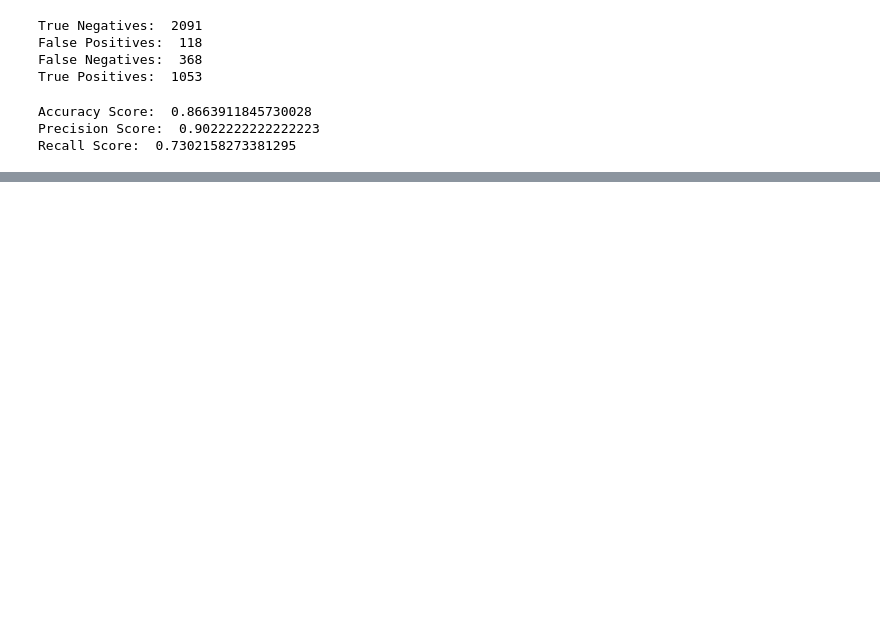
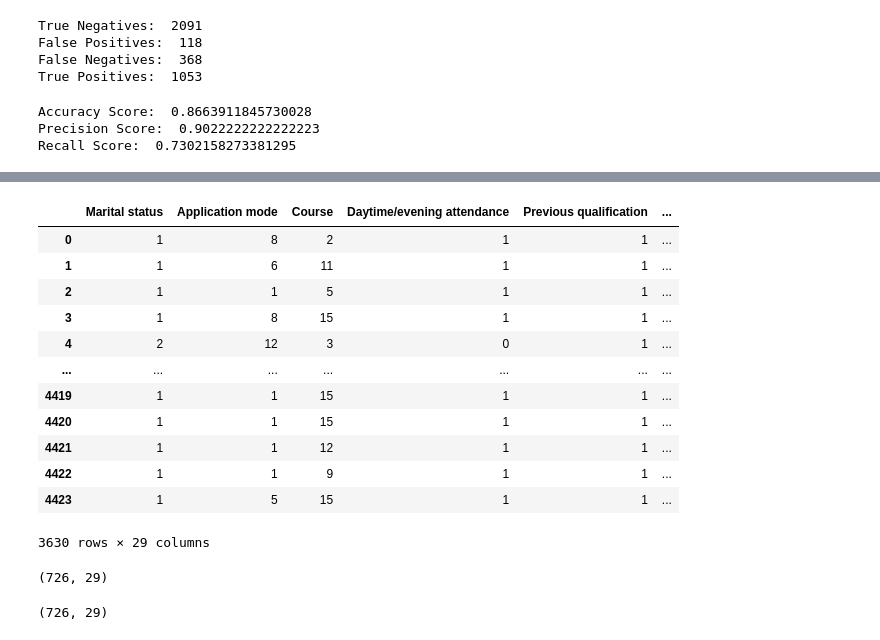
Before and after one commit to CS-UCR/final-project-dumpy, a Jupyter notebook: logisticRegression.ipynb, the cells around one changed output, grey strips where cells are left out. Saved outputs shown, nothing was run; the diff lists cells and outputs as text; code cells hidden in the pictures; blank space fills up the shorter version.

```diff
--- a/logisticRegression.ipynb
+++ b/logisticRegression.ipynb
@@ -135,0 +259,2 @@ Recall Score:  0.7302158273381295
+# %%
+df_top5 = pd.merge(df, X_test['Predicted'], how = 'left',left_index = True, right_index = True)
@@ -135,0 +263,16 @@ Recall Score:  0.7302158273381295
+# %%
+df_top5
+# %% [output]
+|  | Marital status | Application mode | Course | Daytime/evening attendance | Previous qualification | ... |
+| 0 | 1 | 8 | 2 | 1 | 1 | ... |
+| 1 | 1 | 6 | 11 | 1 | 1 | ... |
+| 2 | 1 | 1 | 5 | 1 | 1 | ... |
+| 3 | 1 | 8 | 15 | 1 | 1 | ... |
+| 4 | 2 | 12 | 3 | 0 | 1 | ... |
+| ... | ... | ... | ... | ... | ... | ... |
+| 4419 | 1 | 1 | 15 | 1 | 1 | ... |
+| 4420 | 1 | 1 | 15 | 1 | 1 | ... |
+| 4421 | 1 | 1 | 12 | 1 | 1 | ... |
+| 4422 | 1 | 1 | 9 | 1 | 1 | ... |
+| 4423 | 1 | 5 | 15 | 1 | 1 | ... |
+3630 rows × 29 columns
@@ -135,0 +282,8 @@ Recall Score:  0.7302158273381295
+# %%
+df_top5.shape
+# %% [output]
+(726, 29)
+# %%
+df_protected.shape
+# %% [output]
+(726, 29)
```
Also changed, not shown: parts of 20 cells of this notebook, 2 other files.
